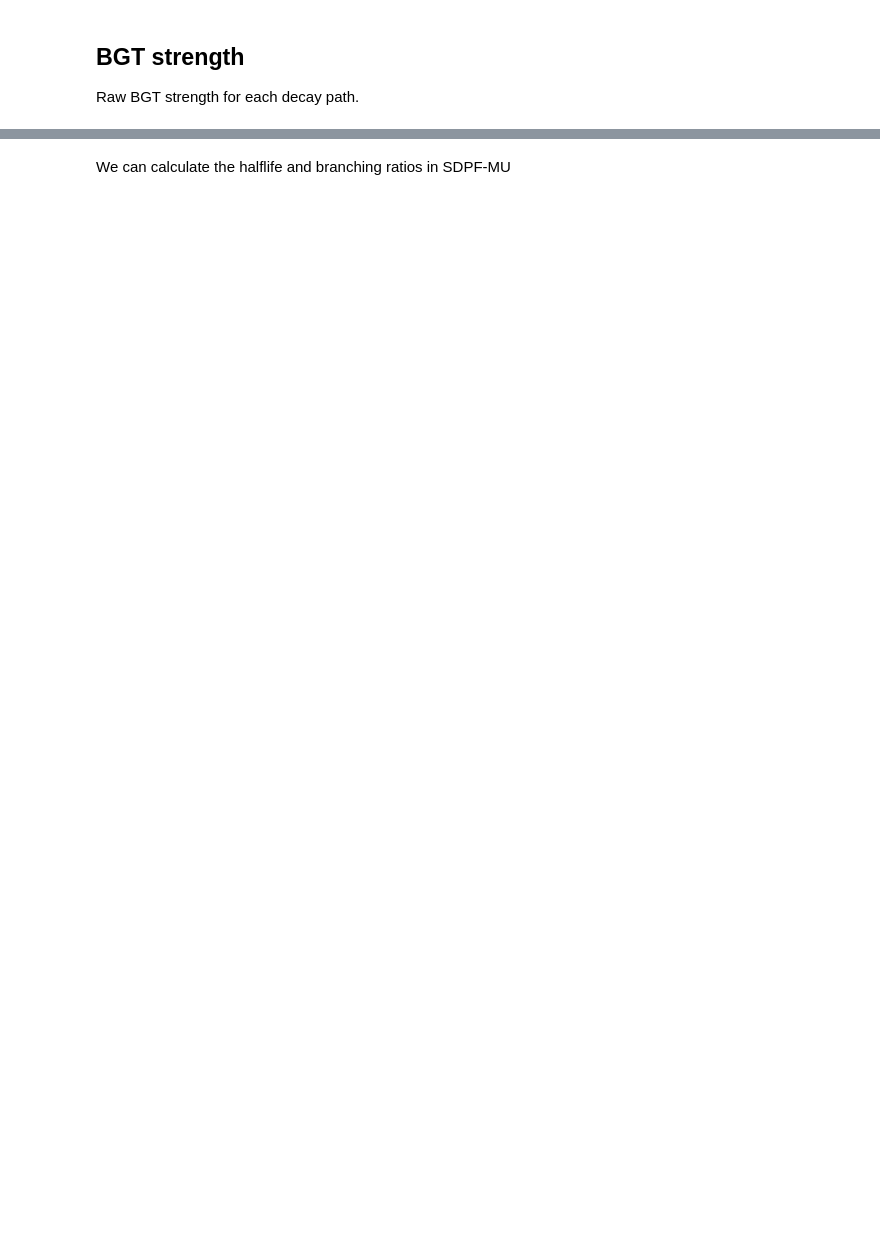
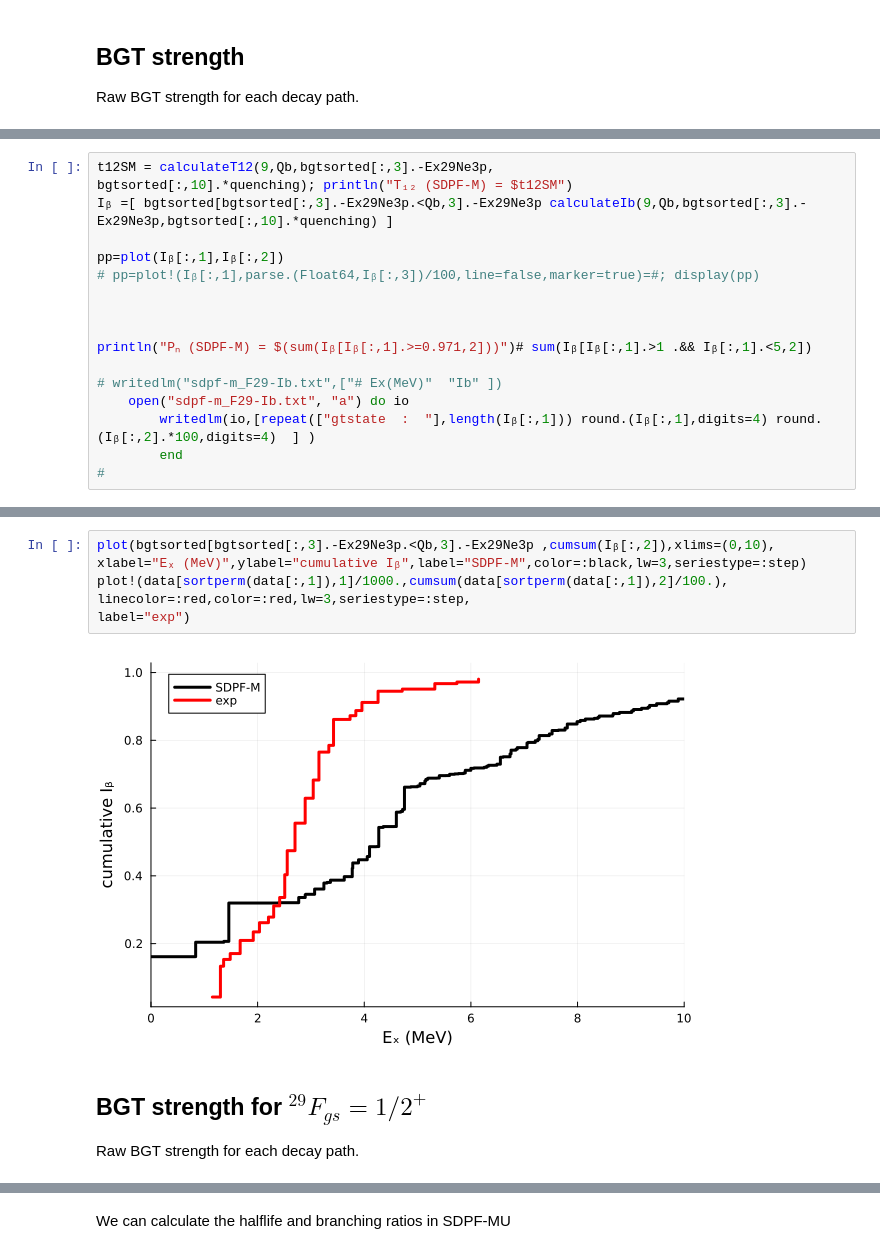
Before and after one commit to mmadurga/E19044-F29, a Jupyter notebook: shellModelBGT.ipynb, the cells around one changed output, grey strips where cells are left out. Cells and saved outputs as stored; diff of their text form; blank space fills up the shorter version.

```diff
--- a/shellModelBGT.ipynb
+++ b/shellModelBGT.ipynb
@@ -56,0 +89,17 @@ Ikeda sum rule 33 sdpf-mu 33.030299999999926
+# %%
+t12SM = calculateT12(9,Qb,bgtsorted[:,3].-Ex29Ne3p,
+bgtsorted[:,10].*quenching); println("T₁₂ (SDPF-M) = $t12SM")
+Iᵦ =[ bgtsorted[bgtsorted[:,3].-Ex29Ne3p.<Qb,3].-Ex29Ne3p calculateIb(9,Qb,bgtsorted[:,3].-Ex29Ne3p,bgtsorted[:,10].*quenching) ]
+
+pp=plot(Iᵦ[:,1],Iᵦ[:,2])
+# pp=plot!(Iᵦ[:,1],parse.(Float64,Iᵦ[:,3])/100,line=false,marker=true)=#; display(pp)
+
+
+
+println("Pₙ (SDPF-M) = $(sum(Iᵦ[Iᵦ[:,1].>=0.971,2]))")# sum(Iᵦ[Iᵦ[:,1].>1 .&& Iᵦ[:,1].<5,2])
+
+# writedlm("sdpf-m_F29-Ib.txt",["# Ex(MeV)"  "Ib" ])
+    open("sdpf-m_F29-Ib.txt", "a") do io
+        writedlm(io,[repeat(["gtstate  :  "],length(Iᵦ[:,1])) round.(Iᵦ[:,1],digits=4) round.(Iᵦ[:,2].*100,digits=4)  ] )
+        end
+#
@@ -56,0 +183,12 @@ Ikeda sum rule 33 sdpf-mu 33.030299999999926
+# %%
+plot(bgtsorted[bgtsorted[:,3].-Ex29Ne3p.<Qb,3].-Ex29Ne3p ,cumsum(Iᵦ[:,2]),xlims=(0,10),
+xlabel="Eₓ (MeV)",ylabel="cumulative Iᵦ",label="SDPF-M",color=:black,lw=3,seriestype=:step)
+plot!(data[sortperm(data[:,1]),1]/1000.,cumsum(data[sortperm(data[:,1]),2]/100.),
+linecolor=:red,color=:red,lw=3,seriestype=:step,
+label="exp")
+# %% [output]
+[figure, added]
+# %% [markdown]
+## BGT strength for $^{29}F_{gs}=1/2^+$
+
+Raw BGT strength for each decay path.
```
Also changed, not shown: parts of 43 cells of this notebook, 22 other files.
